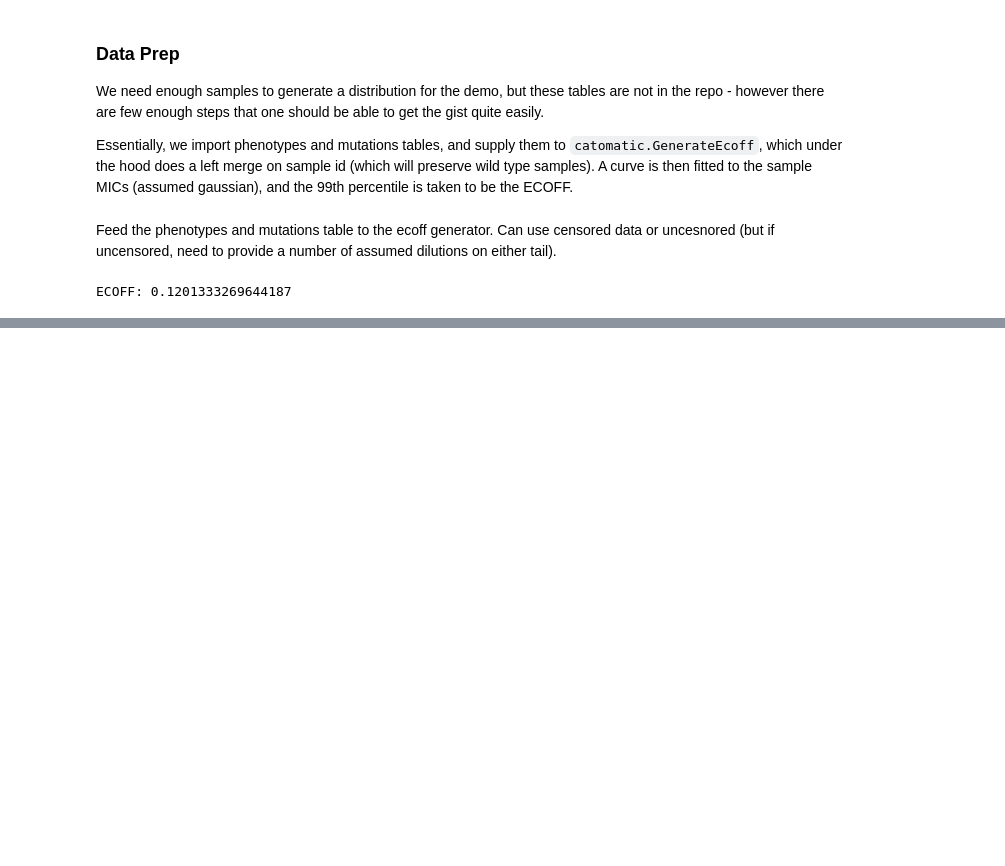
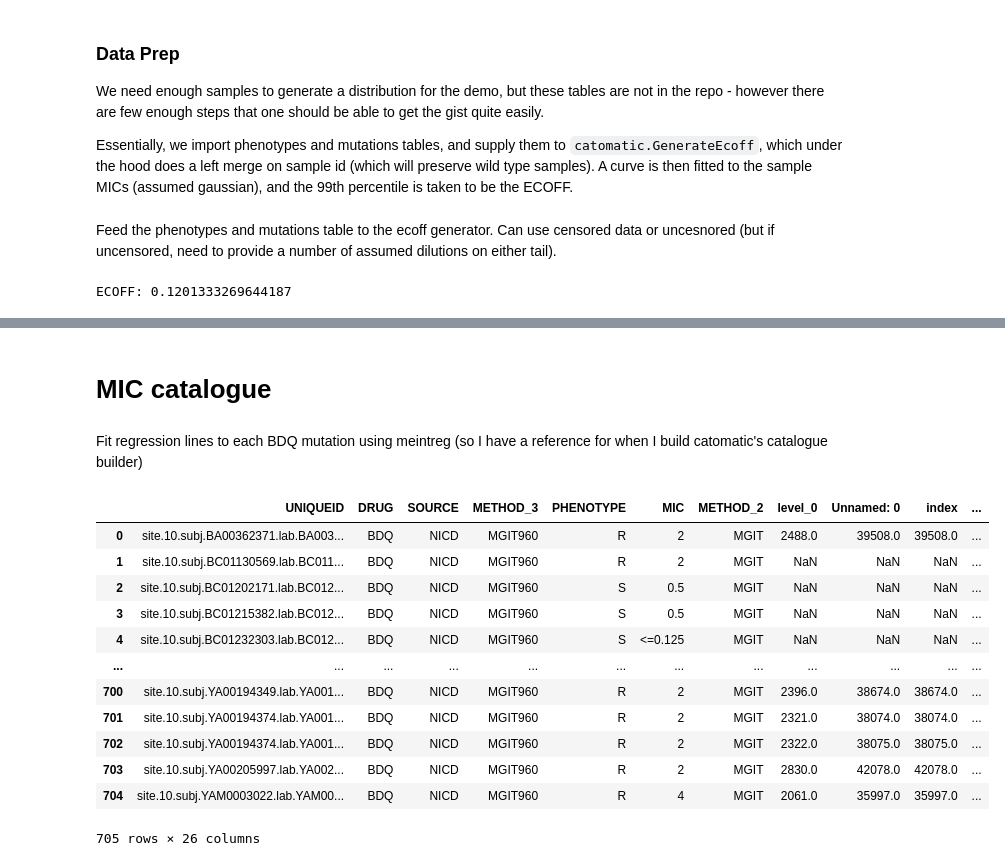
Before and after one commit to fowler-lab/catomatic, a Jupyter notebook: examples/demo.ipynb, the cells around one changed output, grey strips where cells are left out. Drawn from its saved outputs; the diff is of its cells as text; code cells hidden in the pictures; blank space fills up the shorter version.

```diff
--- a/examples/demo.ipynb
+++ b/examples/demo.ipynb
@@ -352,0 +359,4 @@ utils.plot_ecoff_distributions(y_low, y_high, mu, sigma_hat, z_99, -10, 0)
+# %% [markdown]
+# MIC catalogue
+# %% [markdown]
+Fit regression lines to each BDQ mutation using meintreg (so I have a reference for when I build catomatic's catalogue builder)
@@ -352,0 +366,28 @@ utils.plot_ecoff_distributions(y_low, y_high, mu, sigma_hat, z_99, -10, 0)
+# %%
+mutations = pd.read_csv('../data/ignore/MUTATIONS_BDQ.csv').reset_index()
+genomes = pd.read_csv('../../BDQ_analysis/tb-bdq-cat/data/GENOMES.csv.gz').reset_index()
+phenotypes = pd.read_csv('../data/ignore/phenotypes_bdq.csv').reset_index()
+
+phenotypes = phenotypes[~phenotypes.METHOD_MIC.isna()]
+phenotypes = phenotypes.groupby("UNIQUEID").apply(filter_multiple_phenos).reset_index(drop=True)
+
+samples = pd.merge(phenotypes, genomes, how='inner', on=['UNIQUEID'])[["UNIQUEID", "DRUG", "SOURCE", "METHOD_3", "PHENOTYPE", "METHOD_MIC", "METHOD_2"]].rename(columns={'METHOD_MIC':'MIC'})
+samples = samples[samples.METHOD_3.isin(['MGIT960'])]
+
+mutations = mutations[~mutations.GENE.isin(['mmpL5', 'mmpS5'])]
+# %%
+pd.merge(samples, mutations, how='left', on='UNIQUEID')
+# %% [output]
+|  | UNIQUEID | DRUG | SOURCE | METHOD_3 | PHENOTYPE | MIC | METHOD_2 | level_0 | Unnamed: 0 | index | ... |
+| 0 | site.10.subj.BA00362371.lab.BA003... | BDQ | NICD | MGIT960 | R | 2 | MGIT | 2488.0 | 39508.0 | 39508.0 | ... |
+| 1 | site.10.subj.BC01130569.lab.BC011... | BDQ | NICD | MGIT960 | R | 2 | MGIT | NaN | NaN | NaN | ... |
+| 2 | site.10.subj.BC01202171.lab.BC012... | BDQ | NICD | MGIT960 | S | 0.5 | MGIT | NaN | NaN | NaN | ... |
+| 3 | site.10.subj.BC01215382.lab.BC012... | BDQ | NICD | MGIT960 | S | 0.5 | MGIT | NaN | NaN | NaN | ... |
+| 4 | site.10.subj.BC01232303.lab.BC012... | BDQ | NICD | MGIT960 | S | <=0.125 | MGIT | NaN | NaN | NaN | ... |
+| ... | ... | ... | ... | ... | ... | ... | ... | ... | ... | ... | ... |
+| 700 | site.10.subj.YA00194349.lab.YA001... | BDQ | NICD | MGIT960 | R | 2 | MGIT | 2396.0 | 38674.0 | 38674.0 | ... |
+| 701 | site.10.subj.YA00194374.lab.YA001... | BDQ | NICD | MGIT960 | R | 2 | MGIT | 2321.0 | 38074.0 | 38074.0 | ... |
+| 702 | site.10.subj.YA00194374.lab.YA001... | BDQ | NICD | MGIT960 | R | 2 | MGIT | 2322.0 | 38075.0 | 38075.0 | ... |
+| 703 | site.10.subj.YA00205997.lab.YA002... | BDQ | NICD | MGIT960 | R | 2 | MGIT | 2830.0 | 42078.0 | 42078.0 | ... |
+| 704 | site.10.subj.YAM0003022.lab.YAM00... | BDQ | NICD | MGIT960 | R | 4 | MGIT | 2061.0 | 35997.0 | 35997.0 | ... |
+705 rows × 26 columns
```
Also changed, not shown: parts of 17 cells of this notebook, 3 other files.
